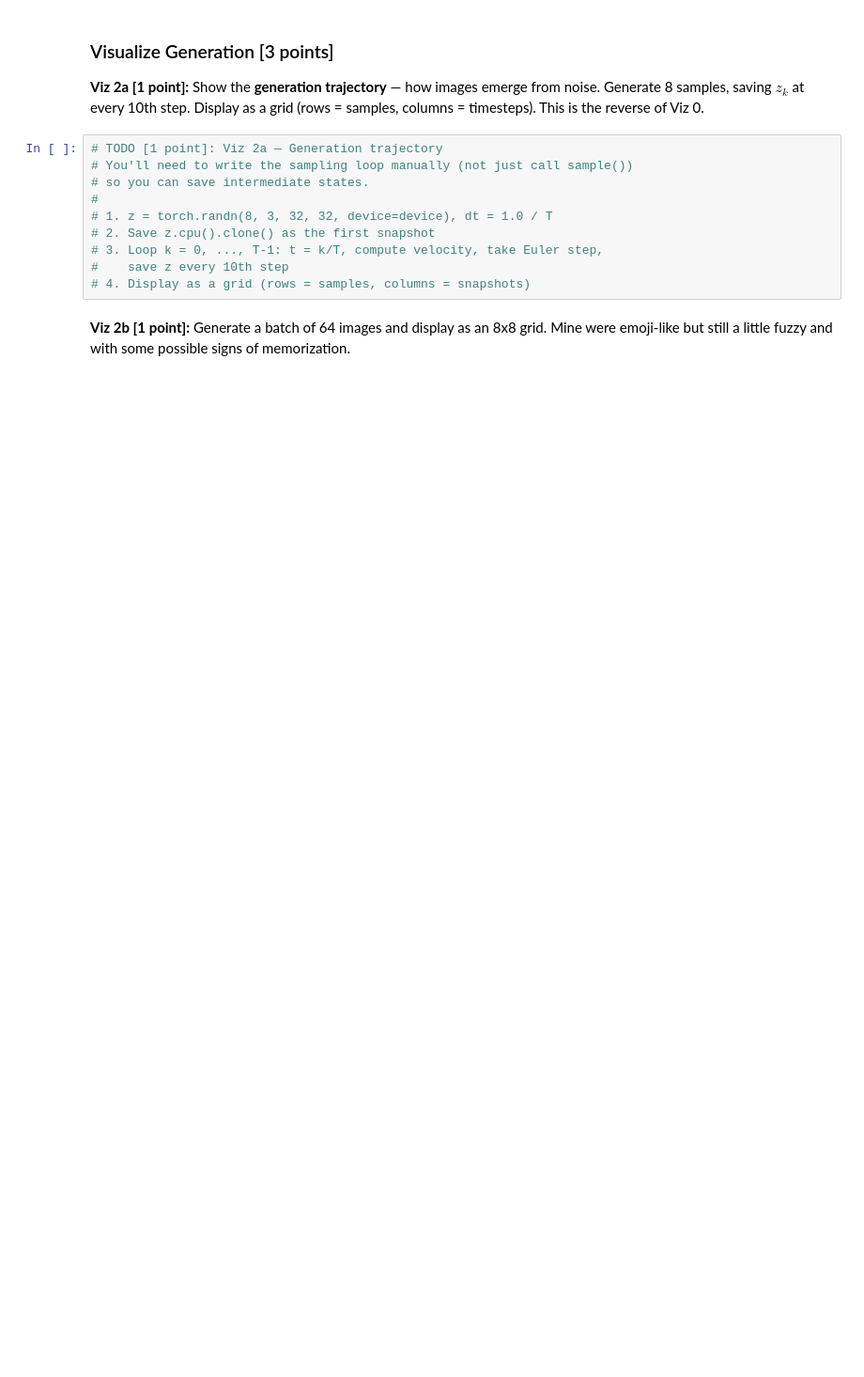
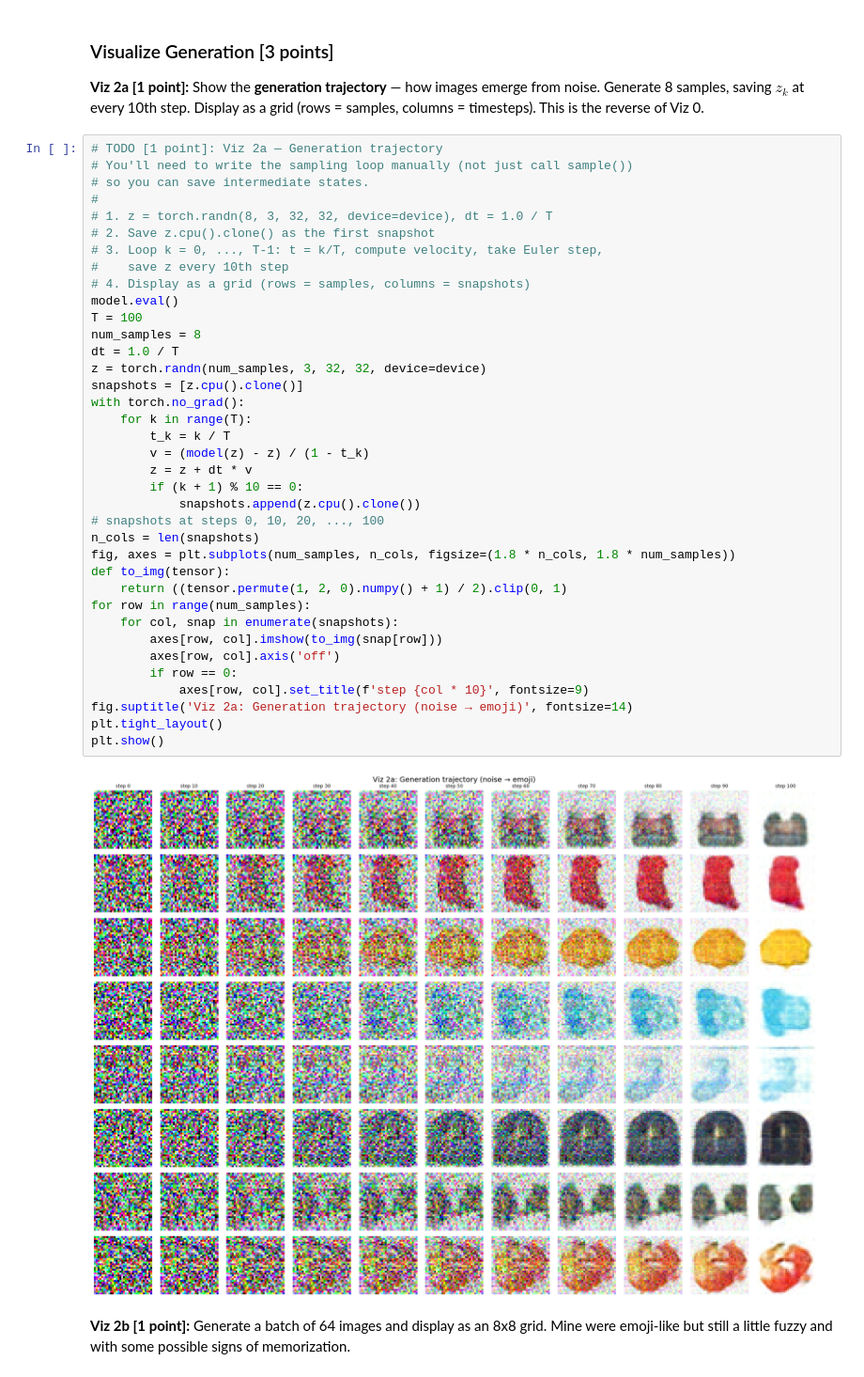
Before and after one commit to Vedant2100/s26, a Jupyter notebook: CS_229/hw3/hw3-1.ipynb, the cells around one changed output. Shown at 94% size. Drawn from its saved outputs; the diff is of its cells as text; blank space fills up the shorter version.

```diff
--- a/CS_229/hw3/hw3-1.ipynb
+++ b/CS_229/hw3/hw3-1.ipynb
@@ -445,13 +566,42 @@ print('\nSampler test passed!')
 # %%
 # TODO [1 point]: Viz 2a — Generation trajectory
 # You'll need to write the sampling loop manually (not just call sample())
 # so you can save intermediate states.
 #
 # 1. z = torch.randn(8, 3, 32, 32, device=device), dt = 1.0 / T
 # 2. Save z.cpu().clone() as the first snapshot
 # 3. Loop k = 0, ..., T-1: t = k/T, compute velocity, take Euler step,
 #    save z every 10th step
 # 4. Display as a grid (rows = samples, columns = snapshots)
+model.eval()
+T = 100
+num_samples = 8
+dt = 1.0 / T
+z = torch.randn(num_samples, 3, 32, 32, device=device)
+snapshots = [z.cpu().clone()]
+with torch.no_grad():
+    for k in range(T):
+        t_k = k / T
+        v = (model(z) - z) / (1 - t_k)
+        z = z + dt * v
+        if (k + 1) % 10 == 0:
+            snapshots.append(z.cpu().clone())
+# snapshots at steps 0, 10, 20, ..., 100
+n_cols = len(snapshots)
+fig, axes = plt.subplots(num_samples, n_cols, figsize=(1.8 * n_cols, 1.8 * num_samples))
+def to_img(tensor):
+    return ((tensor.permute(1, 2, 0).numpy() + 1) / 2).clip(0, 1)
+for row in range(num_samples):
+    for col, snap in enumerate(snapshots):
+        axes[row, col].imshow(to_img(snap[row]))
+        axes[row, col].axis('off')
+        if row == 0:
+            axes[row, col].set_title(f'step {col * 10}', fontsize=9)
+fig.suptitle('Viz 2a: Generation trajectory (noise → emoji)', fontsize=14)
+plt.tight_layout()
+plt.show()
+# %% [output]
+[figure, added]
 # %% [markdown]
 **Viz 2b [1 point]:** Generate a batch of 64 images and display as an 8x8 grid. Mine were emoji-like but still a little fuzzy and with some possible signs of memorization.
 # %%
```
Also changed, not shown: parts of 16 cells of this notebook.
